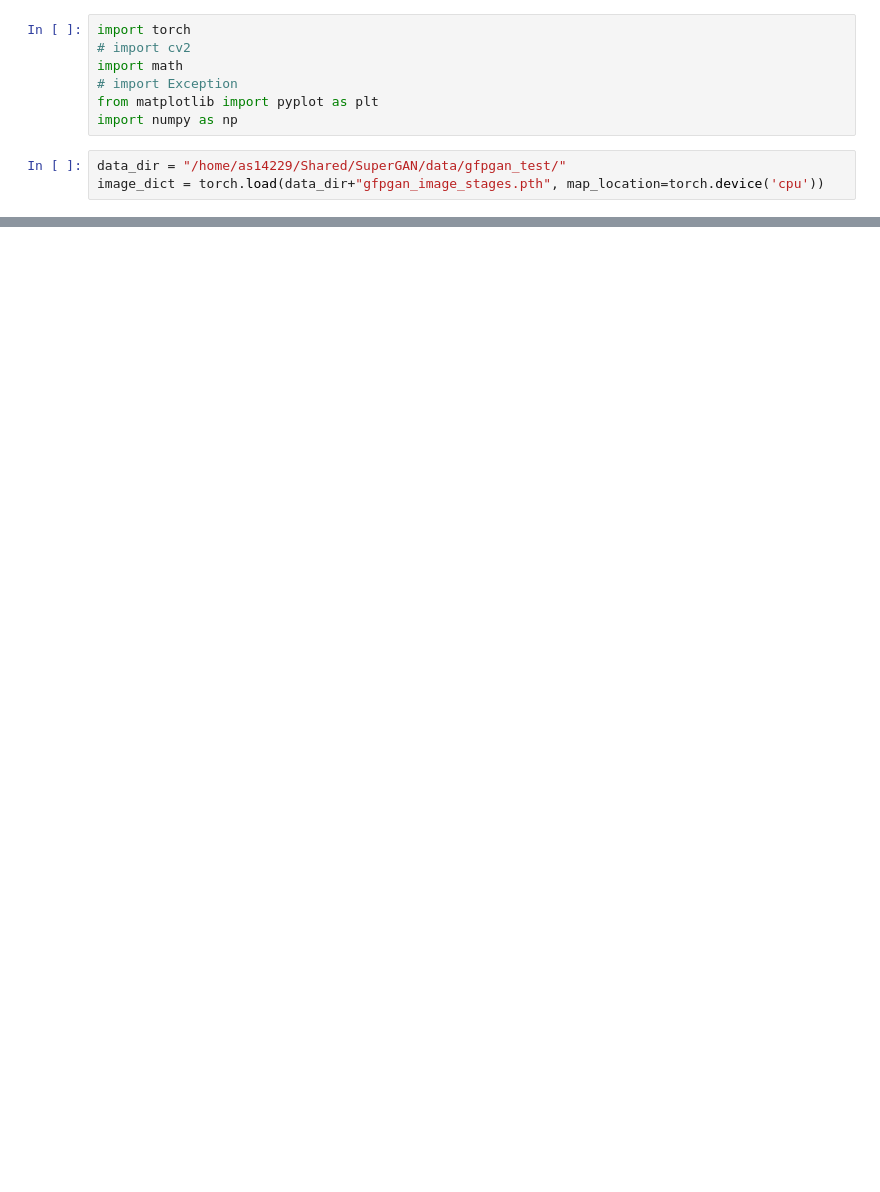
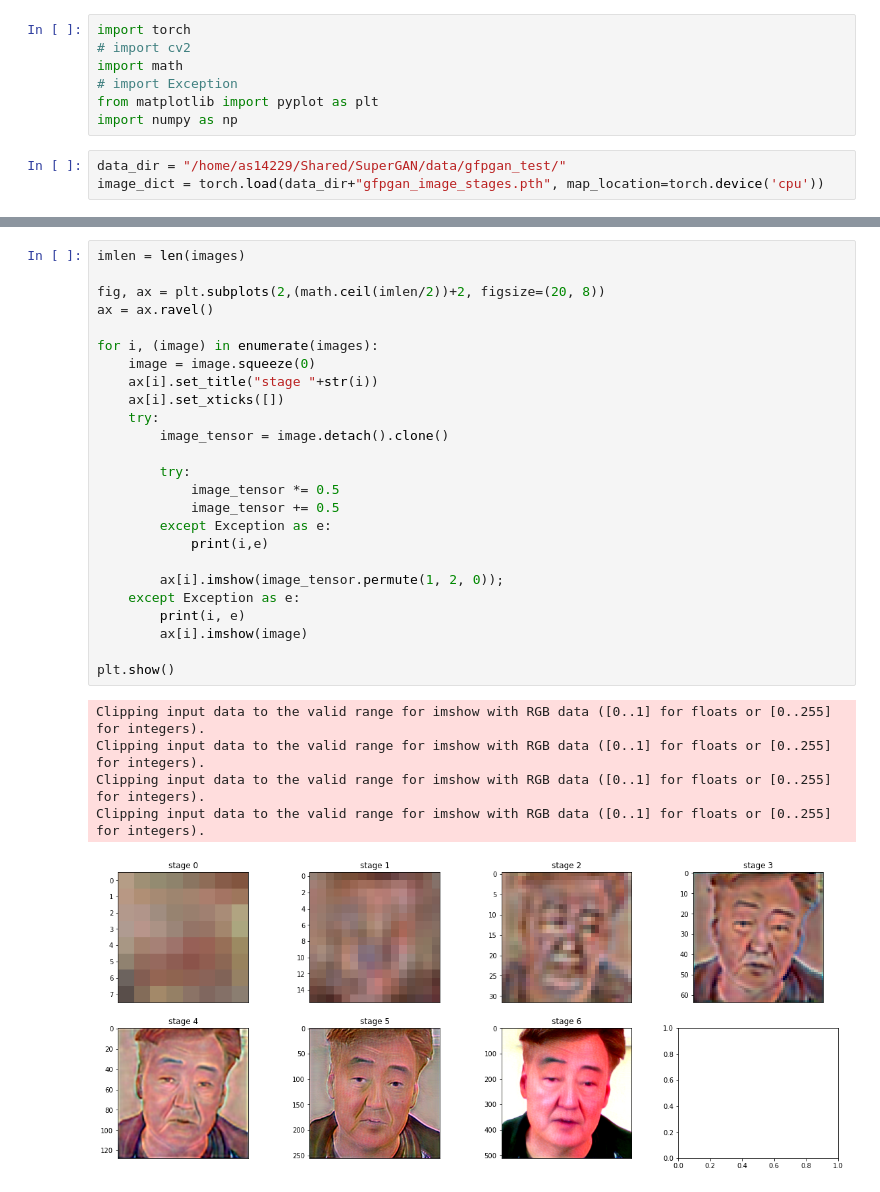
Before and after one commit to 95anantsingh/NYU-SuperGAN, a Jupyter notebook: gfpgan_test.ipynb, the cells around one changed output, grey strips where cells are left out. Cells and saved outputs as stored; diff of their text form; blank space fills up the shorter version.

```diff
--- a/gfpgan_test.ipynb
+++ b/gfpgan_test.ipynb
@@ -27,3 +30,34 @@ image.shape
+# %%
+imlen = len(images)
+
+fig, ax = plt.subplots(2,(math.ceil(imlen/2))+2, figsize=(20, 8))
+ax = ax.ravel()
+
+for i, (image) in enumerate(images):
+    image = image.squeeze(0)
+    ax[i].set_title("stage "+str(i))
+    ax[i].set_xticks([])
+    try:
+        image_tensor = image.detach().clone()
+
+        try:
+            image_tensor *= 0.5
+            image_tensor += 0.5
+        except Exception as e:
+            print(i,e)
+
+        ax[i].imshow(image_tensor.permute(1, 2, 0));
+    except Exception as e:
+        print(i, e)
+        ax[i].imshow(image)
+
+plt.show()
+# %% [output]
+Clipping input data to the valid range for imshow with RGB data ([0..1] for floats or [0..255] for integers).
+Clipping input data to the valid range for imshow with RGB data ([0..1] for floats or [0..255] for integers).
+Clipping input data to the valid range for imshow with RGB data ([0..1] for floats or [0..255] for integers).
+Clipping input data to the valid range for imshow with RGB data ([0..1] for floats or [0..255] for integers).
+[figure, added]
 # %%
 imlen = len(image_dict.keys())
 
```
Also changed, not shown: parts of 5 cells of this notebook, 26 other files.
